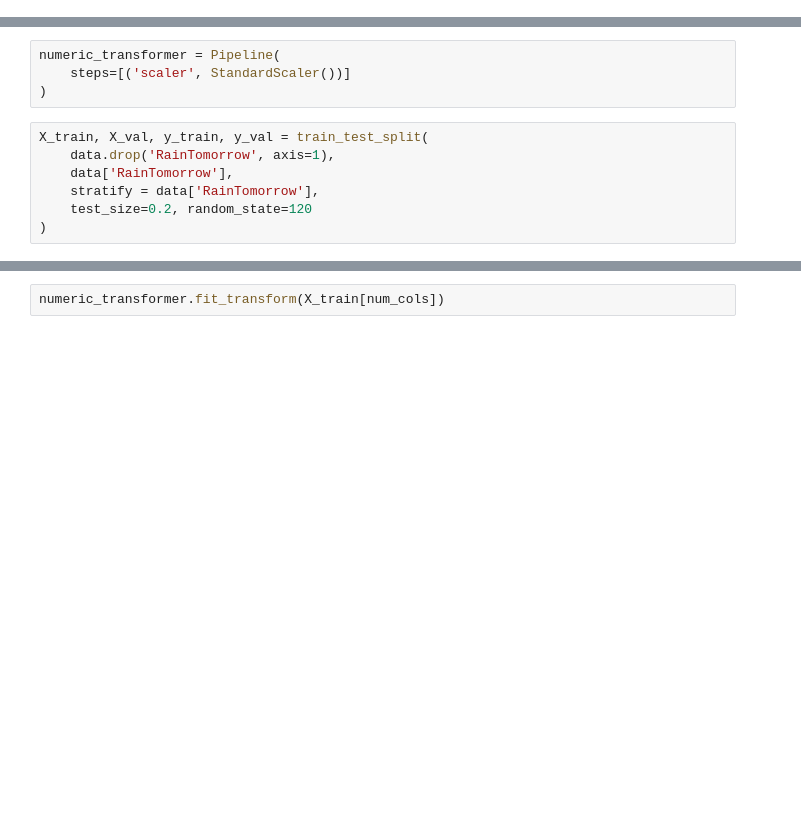
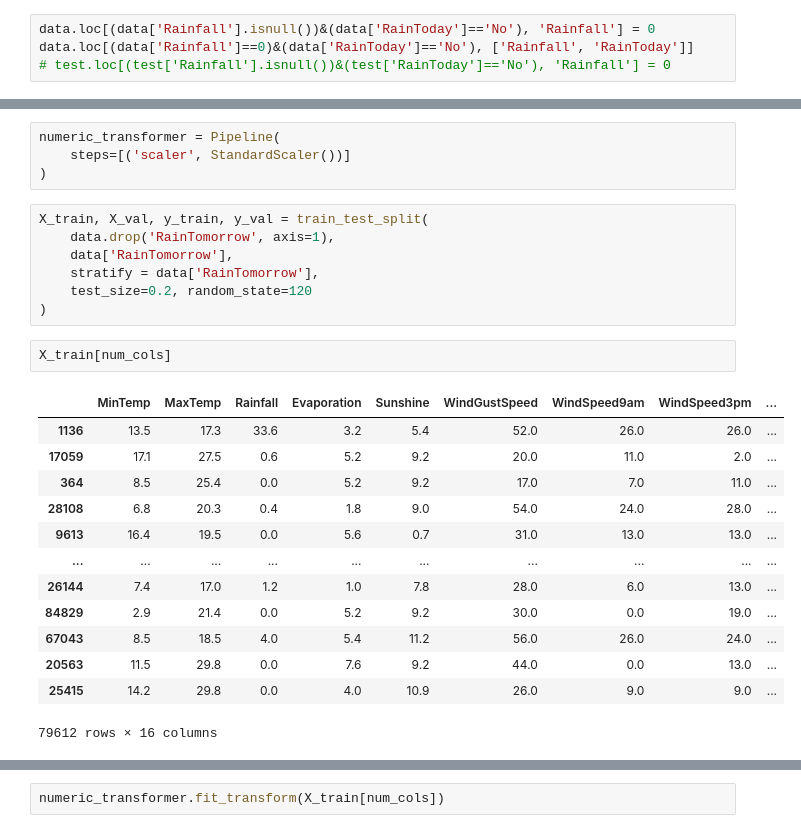
Before and after one commit to sanjeev-kallepalli/training, a Jupyter notebook: log_regression.ipynb, the cells around one changed output, grey strips where cells are left out. Drawn from its saved outputs; the diff is of its cells as text; blank space fills up the shorter version.

```diff
--- a/log_regression.ipynb
+++ b/log_regression.ipynb
@@ -231,0 +271,4 @@ data[['Rainfall', 'RainToday']].sample(20)
+# %%
+data.loc[(data['Rainfall'].isnull())&(data['RainToday']=='No'), 'Rainfall'] = 0
+data.loc[(data['Rainfall']==0)&(data['RainToday']=='No'), ['Rainfall', 'RainToday']]
+# test.loc[(test['Rainfall'].isnull())&(test['RainToday']=='No'), 'Rainfall'] = 0
@@ -476,3 +541,19 @@ X_train, X_val, y_train, y_val = train_test_split(
     stratify = data['RainTomorrow'],
     test_size=0.2, random_state=120
 )
+# %%
+X_train[num_cols]
+# %% [output]
+|  | MinTemp | MaxTemp | Rainfall | Evaporation | Sunshine | WindGustSpeed | WindSpeed9am | WindSpeed3pm | ... |
+| 1136 | 13.5 | 17.3 | 33.6 | 3.2 | 5.4 | 52.0 | 26.0 | 26.0 | ... |
+| 17059 | 17.1 | 27.5 | 0.6 | 5.2 | 9.2 | 20.0 | 11.0 | 2.0 | ... |
+| 364 | 8.5 | 25.4 | 0.0 | 5.2 | 9.2 | 17.0 | 7.0 | 11.0 | ... |
+| 28108 | 6.8 | 20.3 | 0.4 | 1.8 | 9.0 | 54.0 | 24.0 | 28.0 | ... |
+| 9613 | 16.4 | 19.5 | 0.0 | 5.6 | 0.7 | 31.0 | 13.0 | 13.0 | ... |
+| ... | ... | ... | ... | ... | ... | ... | ... | ... | ... |
+| 26144 | 7.4 | 17.0 | 1.2 | 1.0 | 7.8 | 28.0 | 6.0 | 13.0 | ... |
+| 84829 | 2.9 | 21.4 | 0.0 | 5.2 | 9.2 | 30.0 | 0.0 | 19.0 | ... |
+| 67043 | 8.5 | 18.5 | 4.0 | 5.4 | 11.2 | 56.0 | 26.0 | 24.0 | ... |
+| 20563 | 11.5 | 29.8 | 0.0 | 7.6 | 9.2 | 44.0 | 0.0 | 13.0 | ... |
+| 25415 | 14.2 | 29.8 | 0.0 | 4.0 | 10.9 | 26.0 | 9.0 | 9.0 | ... |
+79612 rows × 16 columns
```
Also changed, not shown: parts of 19 cells of this notebook.
